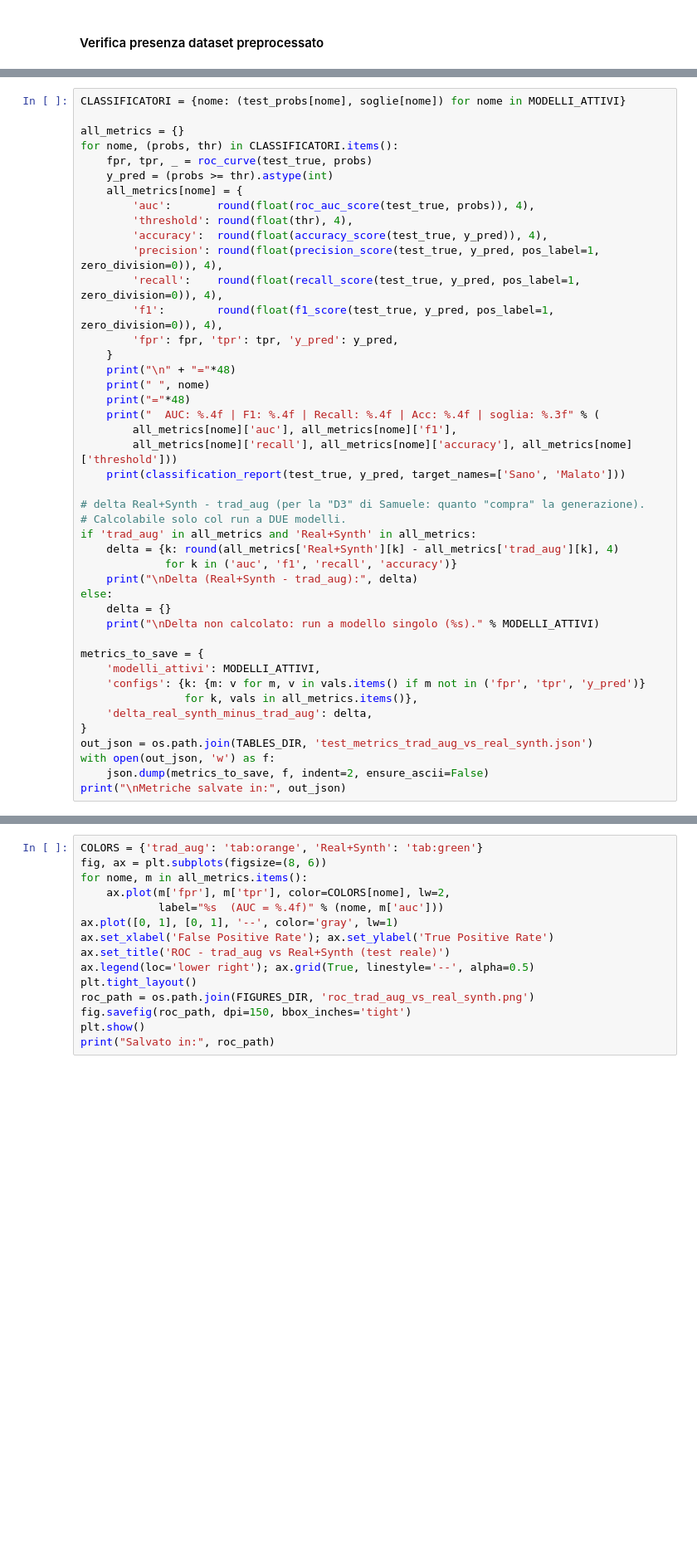
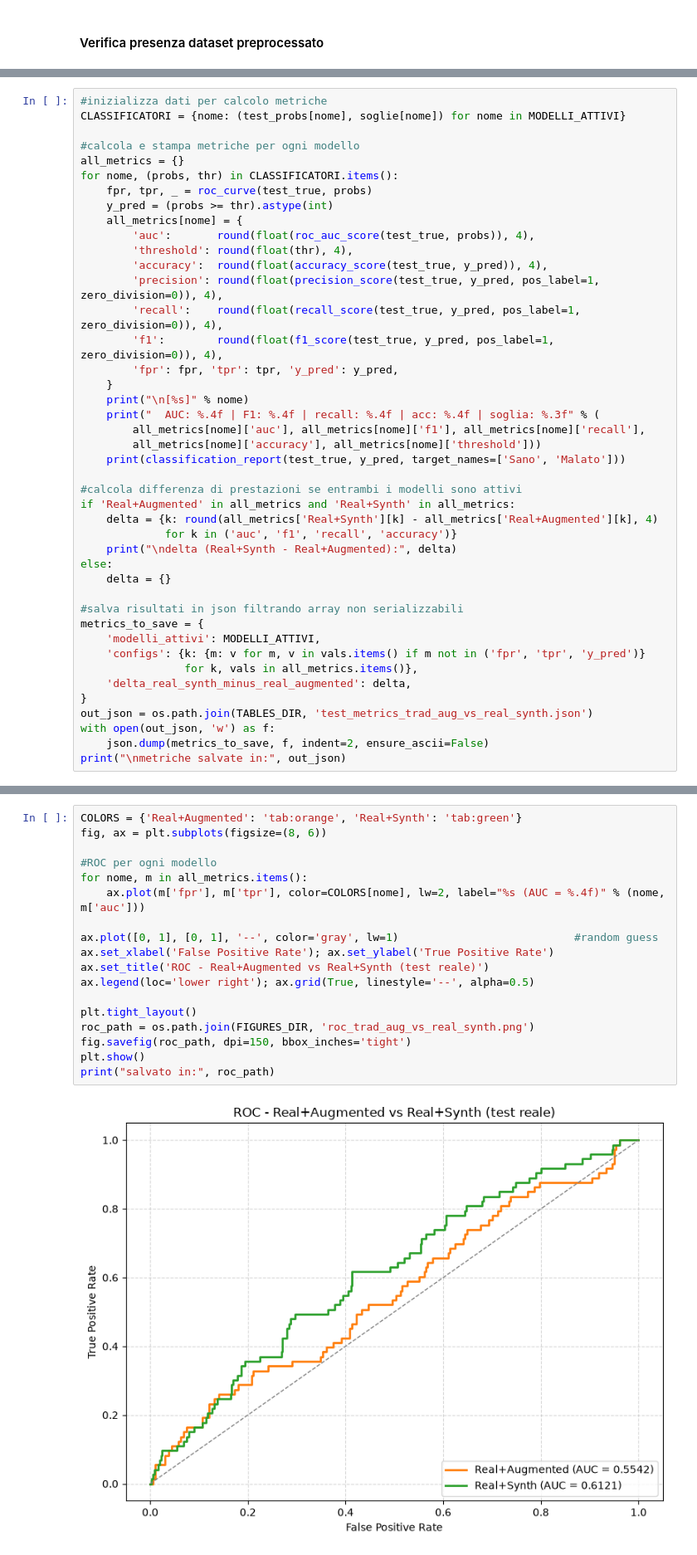
Before and after one commit to MarrasFederico/MammoDiffusion-v1.1, a Jupyter notebook: notebooks/11_Valutazione_Sostenibilità.ipynb, the cells around one changed output, grey strips where cells are left out. Shown at 83% size. Cells and saved outputs as stored; diff of their text form; blank space fills up the shorter version.

```diff
--- a/notebooks/11_Valutazione_Sostenibilità.ipynb
+++ b/notebooks/11_Valutazione_Sostenibilità.ipynb
@@ -320,6 +301,8 @@ print(df_pred.head())
 # %%
+#inizializza dati per calcolo metriche
 CLASSIFICATORI = {nome: (test_probs[nome], soglie[nome]) for nome in MODELLI_ATTIVI}
 
+#calcola e stampa metriche per ogni modello
 all_metrics = {}
 for nome, (probs, thr) in CLASSIFICATORI.items():
     fpr, tpr, _ = roc_curve(test_true, probs)
@@ -333,31 +316,28 @@ for nome, (probs, thr) in CLASSIFICATORI.items():
         'f1':        round(float(f1_score(test_true, y_pred, pos_label=1, zero_division=0)), 4),
         'fpr': fpr, 'tpr': tpr, 'y_pred': y_pred,
     }
-    print("\n" + "="*48)
-    print(" ", nome)
-    print("="*48)
-    print("  AUC: %.4f | F1: %.4f | Recall: %.4f | Acc: %.4f | soglia: %.3f" % (
-        all_metrics[nome]['auc'], all_metrics[nome]['f1'],
-        all_metrics[nome]['recall'], all_metrics[nome]['accuracy'], all_metrics[nome]['threshold']))
+    print("\n[%s]" % nome)
+    print("  AUC: %.4f | F1: %.4f | recall: %.4f | acc: %.4f | soglia: %.3f" % (
+        all_metrics[nome]['auc'], all_metrics[nome]['f1'], all_metrics[nome]['recall'],
+        all_metrics[nome]['accuracy'], all_metrics[nome]['threshold']))
     print(classification_report(test_true, y_pred, target_names=['Sano', 'Malato']))
 
-# delta Real+Synth - trad_aug (per la "D3" di Samuele: quanto "compra" la generazione).
-# Calcolabile solo col run a DUE modelli.
-if 'trad_aug' in all_metrics and 'Real+Synth' in all_metrics:
-    delta = {k: round(all_metrics['Real+Synth'][k] - all_metrics['trad_aug'][k], 4)
+#calcola differenza di prestazioni se entrambi i modelli sono attivi
+if 'Real+Augmented' in all_metrics and 'Real+Synth' in all_metrics:
+    delta = {k: round(all_metrics['Real+Synth'][k] - all_metrics['Real+Augmented'][k], 4)
              for k in ('auc', 'f1', 'recall', 'accuracy')}
-    print("\nDelta (Real+Synth - trad_aug):", delta)
+    print("\ndelta (Real+Synth - Real+Augmented):", delta)
 else:
     delta = {}
-    print("\nDelta non calcolato: run a modello singolo (%s)." % MODELLI_ATTIVI)
 
+#salva risultati in json filtrando array non serializzabili
 metrics_to_save = {
     'modelli_attivi': MODELLI_ATTIVI,
     'configs': {k: {m: v for m, v in vals.items() if m not in ('fpr', 'tpr', 'y_pred')}
                 for k, vals in all_metrics.items()},
-    'delta_real_synth_minus_trad_aug': delta,
+    'delta_real_synth_minus_real_augmented': delta,
 }
 out_json = os.path.join(TABLES_DIR, 'test_metrics_trad_aug_vs_real_synth.json')
 with open(out_json, 'w') as f:
     json.dump(metrics_to_save, f, indent=2, ensure_ascii=False)
-print("\nMetriche salvate in:", out_json)
+print("\nmetriche salvate in:", out_json)
@@ -366,15 +364,20 @@ print("\nMetriche salvate in:", out_json)
 # %%
-COLORS = {'trad_aug': 'tab:orange', 'Real+Synth': 'tab:green'}
+COLORS = {'Real+Augmented': 'tab:orange', 'Real+Synth': 'tab:green'}
 fig, ax = plt.subplots(figsize=(8, 6))
+
+#ROC per ogni modello
 for nome, m in all_metrics.items():
-    ax.plot(m['fpr'], m['tpr'], color=COLORS[nome], lw=2,
-            label="%s  (AUC = %.4f)" % (nome, m['auc']))
-ax.plot([0, 1], [0, 1], '--', color='gray', lw=1)
+    ax.plot(m['fpr'], m['tpr'], color=COLORS[nome], lw=2, label="%s (AUC = %.4f)" % (nome, m['auc']))
+
+ax.plot([0, 1], [0, 1], '--', color='gray', lw=1)                           #random guess
 ax.set_xlabel('False Positive Rate'); ax.set_ylabel('True Positive Rate')
-ax.set_title('ROC - trad_aug vs Real+Synth (test reale)')
+ax.set_title('ROC - Real+Augmented vs Real+Synth (test reale)')
 ax.legend(loc='lower right'); ax.grid(True, linestyle='--', alpha=0.5)
+
 plt.tight_layout()
 roc_path = os.path.join(FIGURES_DIR, 'roc_trad_aug_vs_real_synth.png')
 fig.savefig(roc_path, dpi=150, bbox_inches='tight')
 plt.show()
-print("Salvato in:", roc_path)
+print("salvato in:", roc_path)
+# %% [output]
+[figure, added]
```
Also changed, not shown: parts of 36 cells of this notebook, 16 other files.
